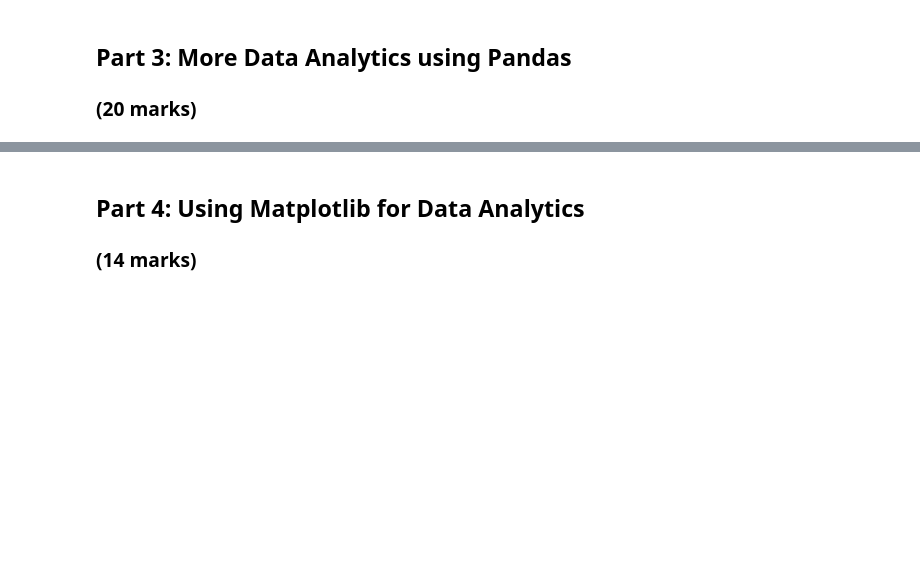
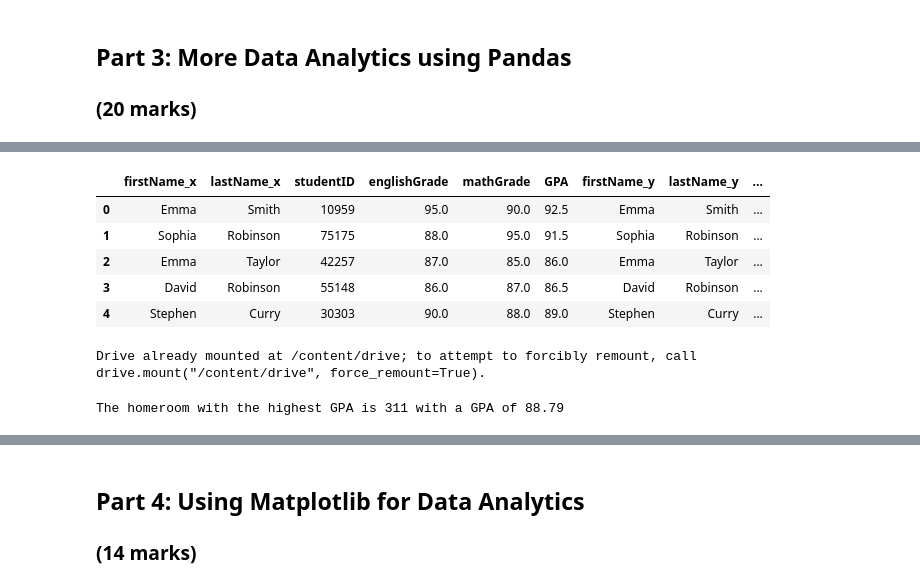
Before and after one commit to rbawah/engg680_2024_fall_group7, a Jupyter notebook: Lab Assignment 1/StudentGradeManagementSystem.ipynb, the cells around one changed output, grey strips where cells are left out. Drawn from its saved outputs; the diff is of its cells as text; code cells hidden in the pictures; blank space fills up the shorter version.

```diff
--- a/Lab Assignment 1/StudentGradeManagementSystem.ipynb
+++ b/Lab Assignment 1/StudentGradeManagementSystem.ipynb
@@ -266,4 +290,6 @@ print(students_below_85)
 # %%
 # Load the student homeroom CSV file into a DataFrame using the following variable name
 # (1 mark)
-df_homeroom =
+import pandas as pd
+df_HomeRoom = pd.read_csv('/content/drive/MyDrive/engg680_2024_fall_group7/Lab Assignment 1/studentHomerooms.csv')
+df_HomeRoom.head()
@@ -270,16 +303,36 @@ df_homeroom =
 # %%
 # Merge the studentHomerooms with the merged dataset. Make sure that the key you are joining on are the same typecast for both datasets.
 # Also ensure that there are no redundant columns, and finally display the first few rows.
 # Hint: try joining on more than one column to avoid having to drop redundant columns, ie. on=['studentID', '<ColumnA>', '<ColumnB>'] ...
 # (5 marks)
-#
+df_studentGrades['studentID'] = df_studentGrades['studentID'].astype(str)
+df_HomeRoom['studentID'] = df_HomeRoom['studentID'].astype(str)
+
+df_merged = pd.merge(df_studentGrades, df_HomeRoom, on='studentID')
+
+df_merged.head()
+# %% [output]
+|  | firstName_x | lastName_x | studentID | englishGrade | mathGrade | GPA | firstName_y | lastName_y | ... |
+| 0 | Emma | Smith | 10959 | 95.0 | 90.0 | 92.5 | Emma | Smith | ... |
+| 1 | Sophia | Robinson | 75175 | 88.0 | 95.0 | 91.5 | Sophia | Robinson | ... |
+| 2 | Emma | Taylor | 42257 | 87.0 | 85.0 | 86.0 | Emma | Taylor | ... |
+| 3 | David | Robinson | 55148 | 86.0 | 87.0 | 86.5 | David | Robinson | ... |
+| 4 | Stephen | Curry | 30303 | 90.0 | 88.0 | 89.0 | Stephen | Curry | ... |
+# %%
+from google.colab import drive
+drive.mount('/content/drive')
+# %% [output]
+Drive already mounted at /content/drive; to attempt to forcibly remount, call drive.mount("/content/drive", force_remount=True).
 # %%
 # The code below calculates the mean of each homeroom class.
-df_grouped = df_studentInfo.groupby('homeRoom')['GPA'].mean()
+df_grouped = df_merged.groupby('homeRoom')['GPA'].mean()
 
 # Which homeroom has a higher GPA?
 # (1 mark)
-#
+highest_gpa_homeroom = df_grouped.idxmax()
+print(f"The homeroom with the highest GPA is {highest_gpa_homeroom} with a GPA of {df_grouped[highest_gpa_homeroom]:.2f}")
+# %% [output]
+The homeroom with the highest GPA is 311 with a GPA of 88.79
 # %%
 # Now let's work with multiple sorts. The .sort_values() method can sort by multiple columns, meaning you can specify a primary column and a secondary column for sorting.
 # For example, by=['ColumnA', 'ColumnB'] will first sort by ColumnA and then by ColumnB.
```
Also changed, not shown: parts of 10 cells of this notebook.
